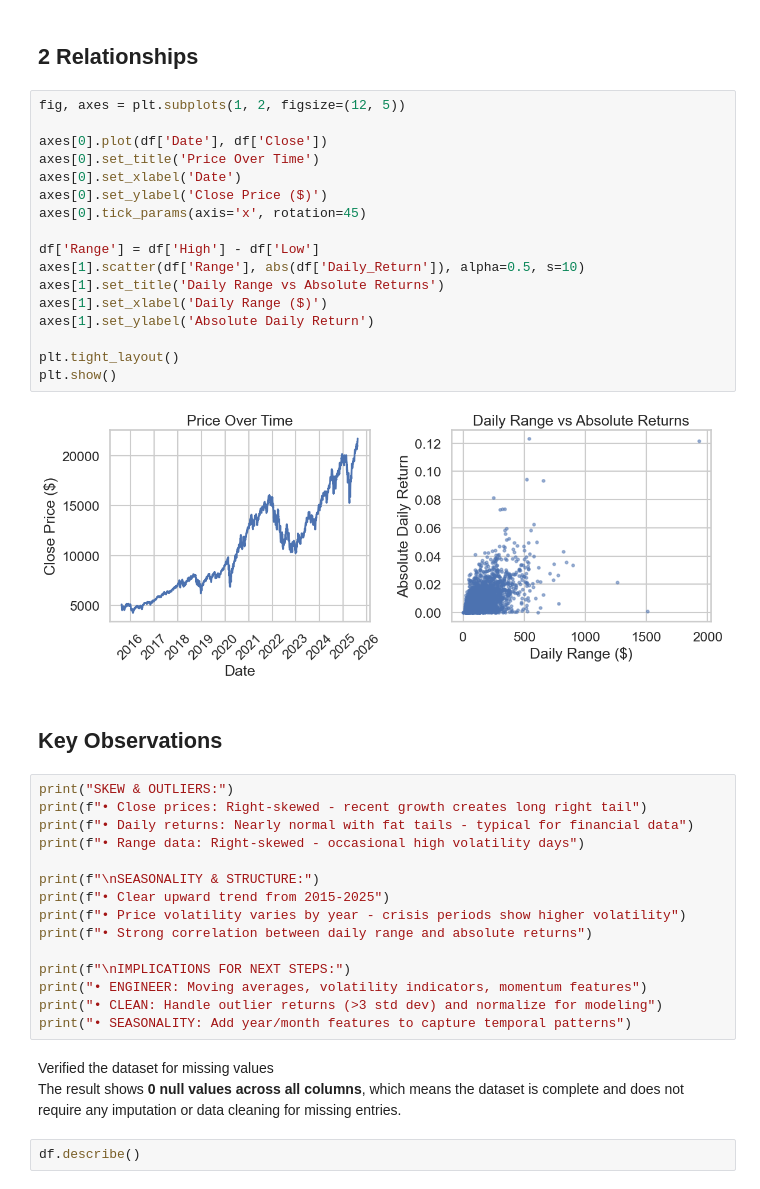
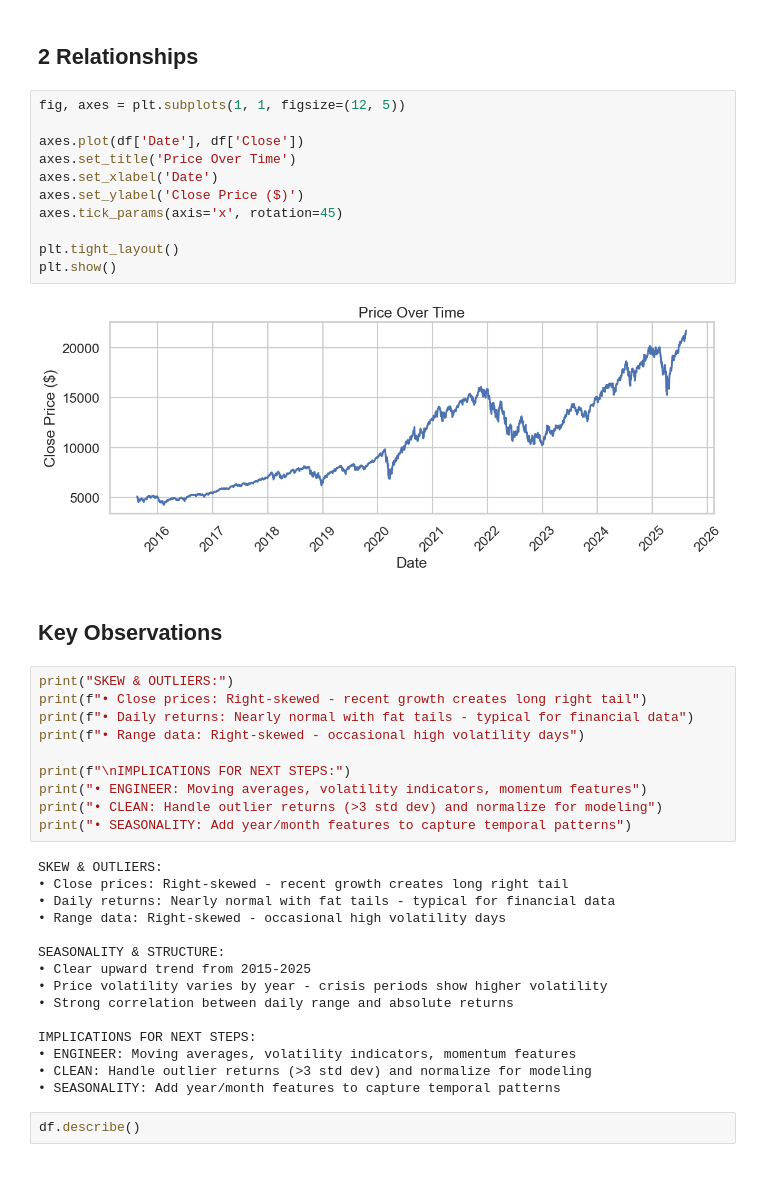
Before and after one commit to IshaPatro/bootcamp_isha_patro, a Jupyter notebook: homework/stage08_exploratory-data-analysis/src/stage08_exploratory-data-analysis_homework-starter.ipynb, the cells around one changed output. Saved outputs shown, nothing was run; the diff lists cells and outputs as text.

Commit message:
Feature Engineering

```diff
--- a/homework/stage08_exploratory-data-analysis/src/stage08_exploratory-data-analysis_homework-starter.ipynb
+++ b/homework/stage08_exploratory-data-analysis/src/stage08_exploratory-data-analysis_homework-starter.ipynb
@@ -109,24 +109,18 @@ plt.show()
 # %% [markdown]
 ## 2 Relationships
 # %%
-fig, axes = plt.subplots(1, 2, figsize=(12, 5))
+fig, axes = plt.subplots(1, 1, figsize=(12, 5))
 
-axes[0].plot(df['Date'], df['Close'])
-axes[0].set_title('Price Over Time')
-axes[0].set_xlabel('Date')
-axes[0].set_ylabel('Close Price ($)')
-axes[0].tick_params(axis='x', rotation=45)
-
-df['Range'] = df['High'] - df['Low']
-axes[1].scatter(df['Range'], abs(df['Daily_Return']), alpha=0.5, s=10)
-axes[1].set_title('Daily Range vs Absolute Returns')
-axes[1].set_xlabel('Daily Range ($)')
-axes[1].set_ylabel('Absolute Daily Return')
+axes.plot(df['Date'], df['Close'])
+axes.set_title('Price Over Time')
+axes.set_xlabel('Date')
+axes.set_ylabel('Close Price ($)')
+axes.tick_params(axis='x', rotation=45)
 
 plt.tight_layout()
 plt.show()
 # %% [output]
-[figure, old version]
+[figure, new version]
 # %% [markdown]
 ## Key Observations
 # %%
@@ -135,18 +129,25 @@ print(f"• Close prices: Right-skewed - recent growth creates long right tail")
 print(f"• Daily returns: Nearly normal with fat tails - typical for financial data")
 print(f"• Range data: Right-skewed - occasional high volatility days")
 
-print(f"\nSEASONALITY & STRUCTURE:")
-print(f"• Clear upward trend from 2015-2025")
-print(f"• Price volatility varies by year - crisis periods show higher volatility")
-print(f"• Strong correlation between daily range and absolute returns")
-
 print(f"\nIMPLICATIONS FOR NEXT STEPS:")
 print("• ENGINEER: Moving averages, volatility indicators, momentum features")
 print("• CLEAN: Handle outlier returns (>3 std dev) and normalize for modeling")
 print("• SEASONALITY: Add year/month features to capture temporal patterns")
+# %% [output]
+SKEW & OUTLIERS:
+• Close prices: Right-skewed - recent growth creates long right tail
+• Daily returns: Nearly normal with fat tails - typical for financial data
+• Range data: Right-skewed - occasional high volatility days
+
+SEASONALITY & STRUCTURE:
+• Clear upward trend from 2015-2025
+• Price volatility varies by year - crisis periods show higher volatility
+• Strong correlation between daily range and absolute returns
+
+IMPLICATIONS FOR NEXT STEPS:
+• ENGINEER: Moving averages, volatility indicators, momentum features
+• CLEAN: Handle outlier returns (>3 std dev) and normalize for modeling
+• SEASONALITY: Add year/month features to capture temporal patterns
-# %% [markdown]
-Verified the dataset for missing values \
-The result shows **0 null values across all columns**, which means the dataset is complete and does not require any imputation or data cleaning for missing entries.
 # %%
 df.describe()
 # %% [output]
```
Also changed, not shown: 1 other file.
